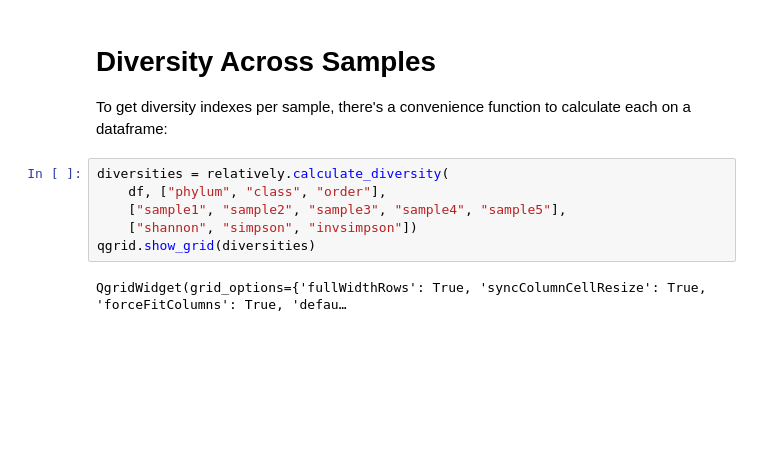
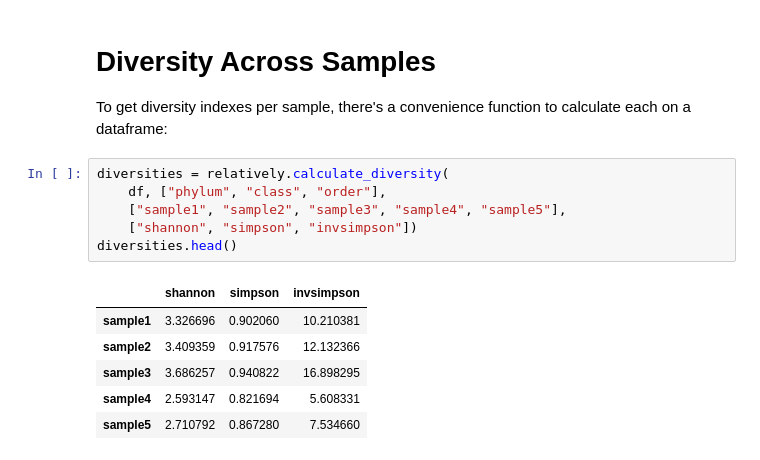
Before and after one commit to brwnj/relatively, a Jupyter notebook: notebooks/example.ipynb, the cells around one changed output. Drawn from its saved outputs; the diff is of its cells as text; blank space fills up the shorter version.

```diff
--- a/notebooks/example.ipynb
+++ b/notebooks/example.ipynb
@@ -63,8 +85,13 @@ To get diversity indexes per sample, there's a convenience function to calculate
 # %%
 diversities = relatively.calculate_diversity(
     df, ["phylum", "class", "order"],
     ["sample1", "sample2", "sample3", "sample4", "sample5"],
     ["shannon", "simpson", "invsimpson"])
-qgrid.show_grid(diversities)
+diversities.head()
 # %% [output]
-QgridWidget(grid_options={'fullWidthRows': True, 'syncColumnCellResize': True, 'forceFitColumns': True, 'defau…
+|  | shannon | simpson | invsimpson |
+| sample1 | 3.326696 | 0.902060 | 10.210381 |
+| sample2 | 3.409359 | 0.917576 | 12.132366 |
+| sample3 | 3.686257 | 0.940822 | 16.898295 |
+| sample4 | 2.593147 | 0.821694 | 5.608331 |
+| sample5 | 2.710792 | 0.867280 | 7.534660 |
```
Also changed, not shown: parts of 7 cells of this notebook.
